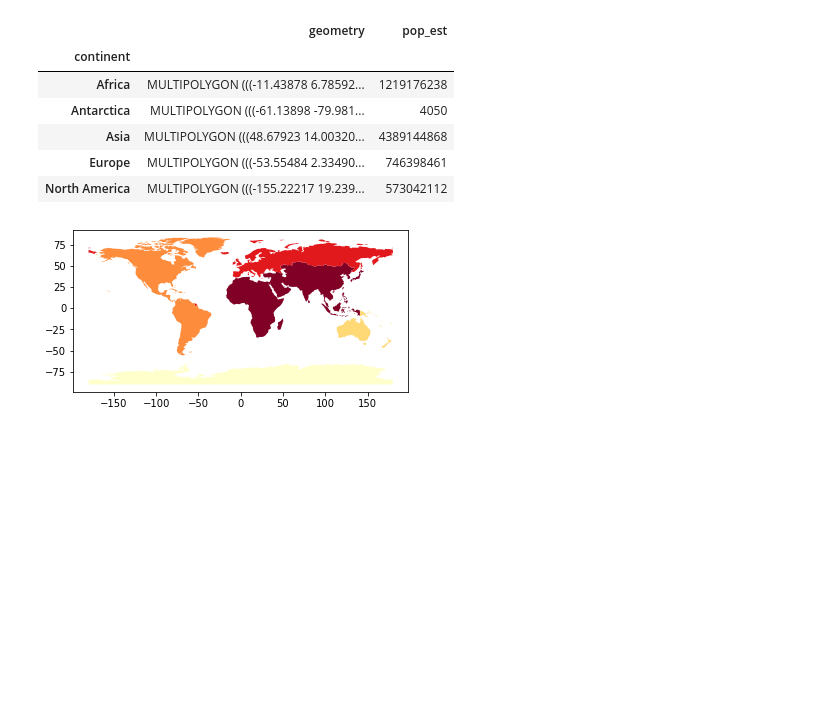
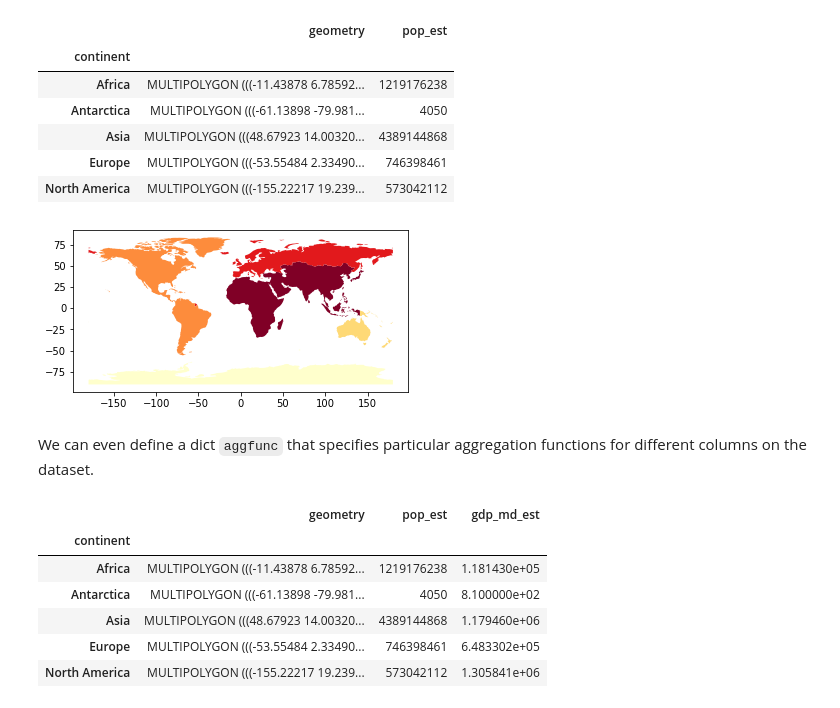
Before and after one commit to parkerziegler/gpd-synth, a Jupyter notebook: examples/dissolve/docs-dissolve.ipynb, the cells around one changed output. Cells and saved outputs as stored; diff of their text form; code cells hidden in the pictures; blank space fills up the shorter version.

```diff
--- a/examples/dissolve/docs-dissolve.ipynb
+++ b/examples/dissolve/docs-dissolve.ipynb
@@ -49,3 +49,16 @@ continents.head()
 | Europe | MULTIPOLYGON (((-53.55484 2.33490... | 746398461 |
 | North America | MULTIPOLYGON (((-155.22217 19.239... | 573042112 |
 [figure]
+# %% [markdown]
+We can even define a dict `aggfunc` that specifies particular aggregation functions for different columns on the dataset.
+# %%
+world = geopandas.read_file(geopandas.datasets.get_path('naturalearth_lowres'))
+world.dissolve(by='continent', aggfunc={'pop_est': 'sum', 'gdp_md_est': 'mean'}).head()
+# %% [output]
+|  | geometry | pop_est | gdp_md_est |
+| continent |  |  |  |
+| Africa | MULTIPOLYGON (((-11.43878 6.78592... | 1219176238 | 1.181430e+05 |
+| Antarctica | MULTIPOLYGON (((-61.13898 -79.981... | 4050 | 8.100000e+02 |
+| Asia | MULTIPOLYGON (((48.67923 14.00320... | 4389144868 | 1.179460e+06 |
+| Europe | MULTIPOLYGON (((-53.55484 2.33490... | 746398461 | 6.483302e+05 |
+| North America | MULTIPOLYGON (((-155.22217 19.239... | 573042112 | 1.305841e+06 |
```
Also changed, not shown: 1 other file.
